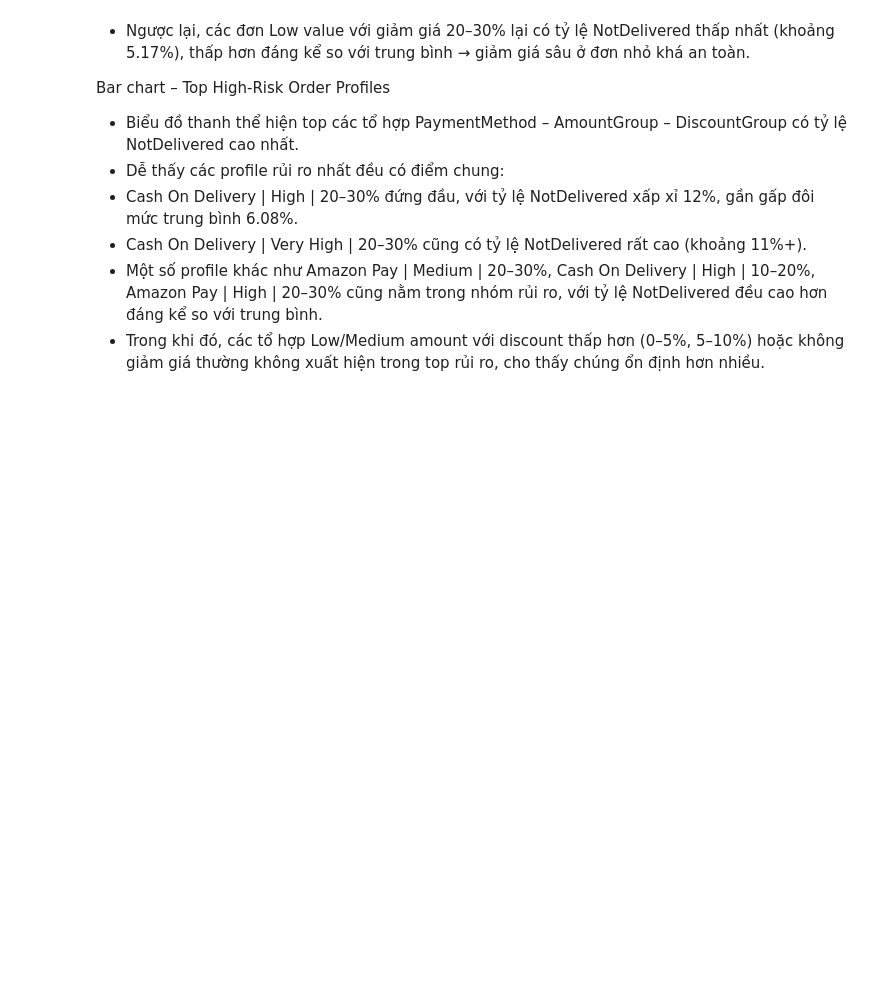
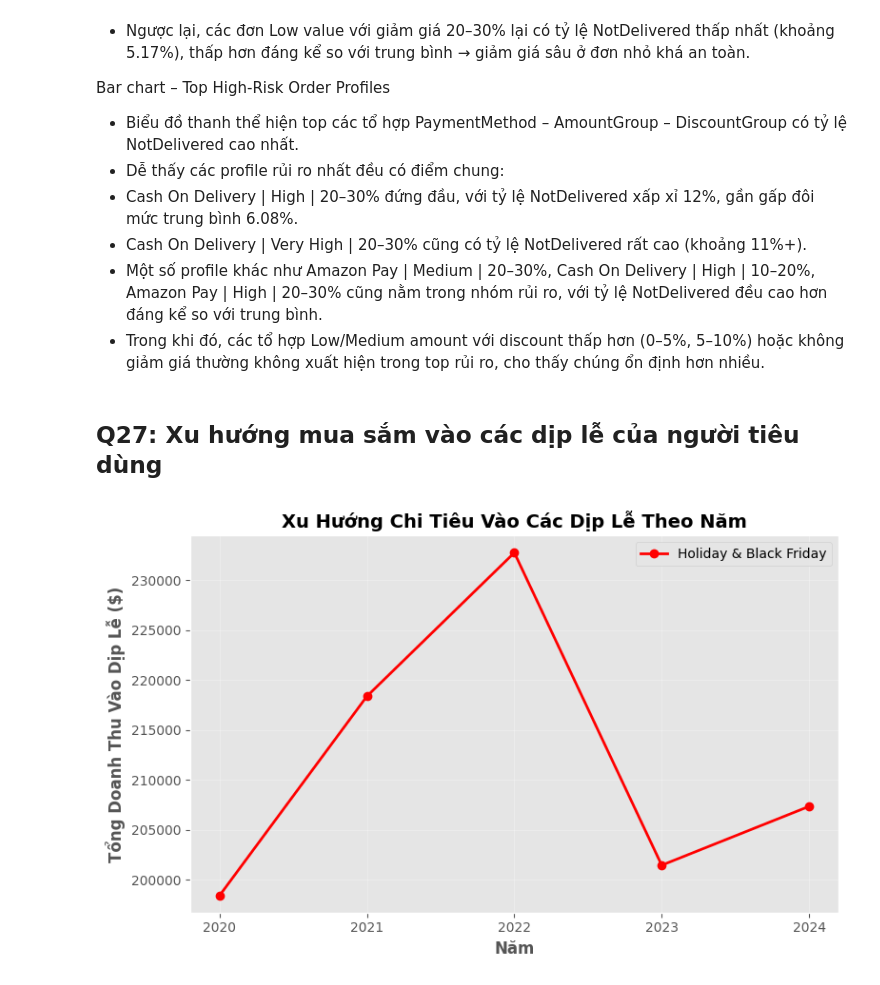
Before and after one commit to khoa2795/Final-Project, a Jupyter notebook: 02_EDA_and_Visualization.ipynb, the cells around one changed output. Saved outputs shown, nothing was run; the diff lists cells and outputs as text; code cells hidden in the pictures; blank space fills up the shorter version.

```diff
--- a/02_EDA_and_Visualization.ipynb
+++ b/02_EDA_and_Visualization.ipynb
@@ -1460,3 +1358,75 @@ Bar chart – Top High-Risk Order Profiles
 - Cash On Delivery | Very High | 20–30% cũng có tỷ lệ NotDelivered rất cao (khoảng 11%+).
 - Một số profile khác như Amazon Pay | Medium | 20–30%, Cash On Delivery | High | 10–20%, Amazon Pay | High | 20–30% cũng nằm trong nhóm rủi ro, với tỷ lệ NotDelivered đều cao hơn đáng kể so với trung bình.
 - Trong khi đó, các tổ hợp Low/Medium amount với discount thấp hơn (0–5%, 5–10%) hoặc không giảm giá thường không xuất hiện trong top rủi ro, cho thấy chúng ổn định hơn nhiều.
+# %% [markdown]
+## Q27:  Xu hướng mua sắm vào các dịp lễ của người tiêu dùng
+# %%
+import pandas as pd
+import matplotlib.pyplot as plt
+
+
+# Một số ngày lễ lớn (New Year + Christmas + Black Friday)
+holidays = pd.to_datetime(
+    [
+        "2020-01-01",
+        "2021-01-01",
+        "2022-01-01",
+        "2023-01-01",
+        "2024-01-01",
+        "2020-12-24",
+        "2021-12-24",
+        "2022-12-24",
+        "2023-12-24",
+        "2024-12-24",
+        "2020-12-25",
+        "2021-12-25",
+        "2022-12-25",
+        "2023-12-25",
+        "2024-12-25",
+        "2020-11-27",
+        "2021-11-26",
+        "2022-11-25",
+        "2023-11-24",
+        "2024-11-29",
+    ]
+)
+
+# Gán loại ngày
+df["EventType"] = "Normal"
+df.loc[df["OrderDate"].isin(holidays), "EventType"] = "Holiday"
+
+# Năm
+df["Year"] = df["OrderDate"].dt.year
+
+# Chỉ lấy các đơn rơi vào dịp lễ
+df_event = df[df["EventType"] == "Holiday"].copy()
+
+# Tổng số tiền chi tiêu (doanh thu) vào dịp lễ theo năm
+rev_event_year = (
+    df_event.groupby("Year")["TotalAmount"].sum().reset_index().sort_values("Year")
+)
+
+plt.figure(figsize=(8, 5))
+plt.plot(
+    rev_event_year["Year"],
+    rev_event_year["TotalAmount"],
+    marker="o",
+    linewidth=2,
+    label="Holiday & Black Friday",
+    color="red",
+)
+
+plt.title(
+    "Xu Hướng Chi Tiêu Vào Các Dịp Lễ Theo Năm",
+    fontsize=14,
+    fontweight="bold",
+)
+plt.xlabel("Năm", fontsize=12, fontweight="bold")
+plt.ylabel("Tổng Doanh Thu Vào Dịp Lễ ($)", fontsize=12, fontweight="bold")
+plt.grid(alpha=0.3)
+plt.xticks(rev_event_year["Year"])
+plt.legend()
+plt.tight_layout()
+plt.show()
+# %% [output]
+[figure, added]
```
Also changed, not shown: parts of 30 cells of this notebook.
